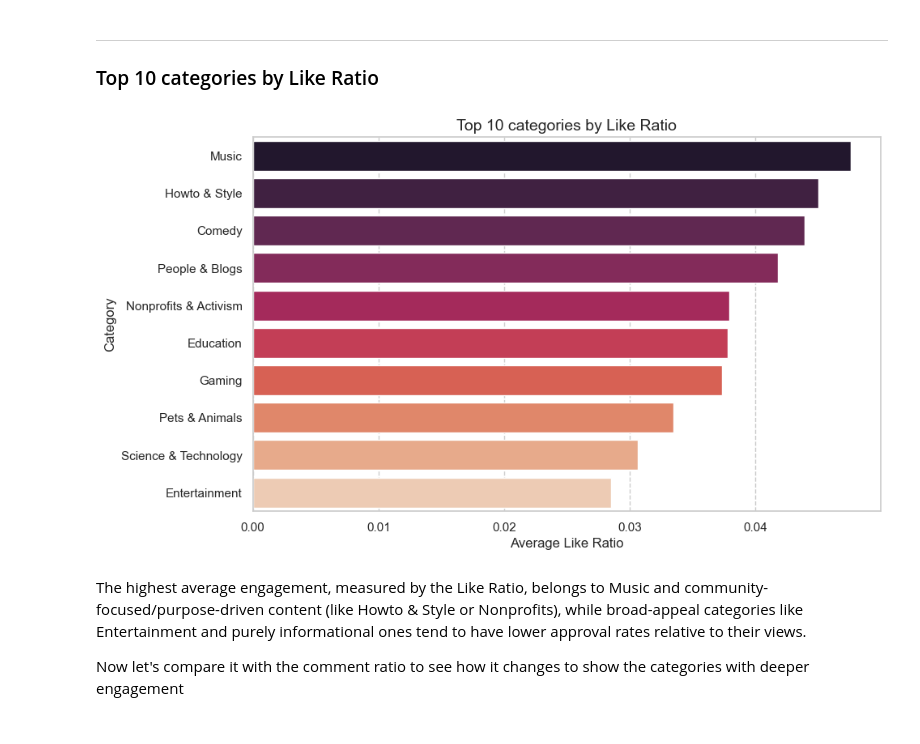
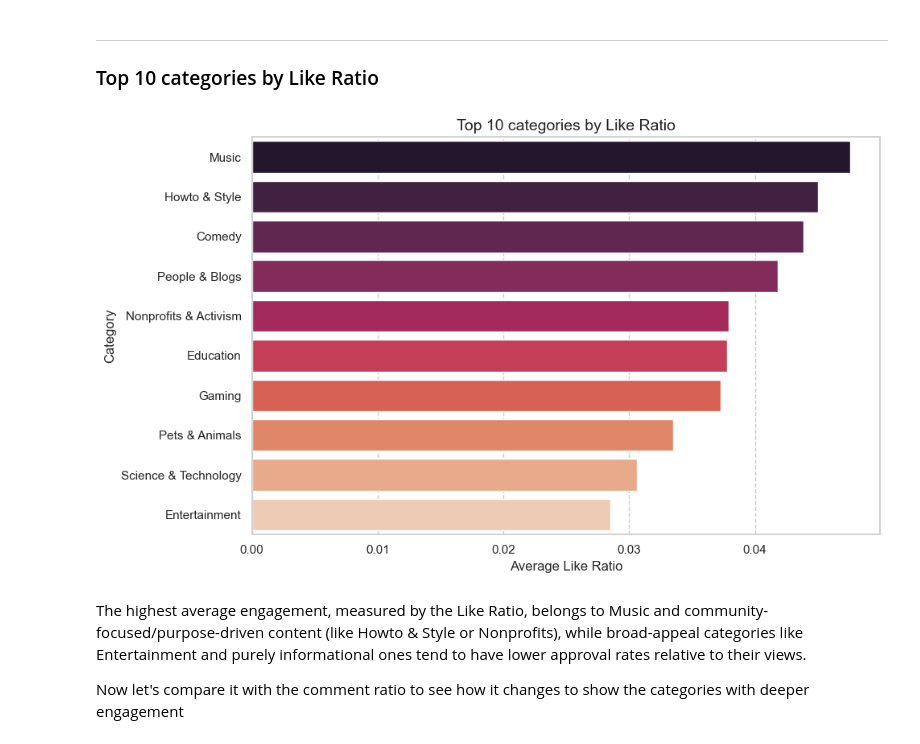
Before and after one commit to DiegoAladren/youtube-data-analysis, a Jupyter notebook: notebooks/02_exploratory_analysis.ipynb, the cells around one changed output. Cells and saved outputs as stored; diff of their text form; code cells hidden in the pictures.

```diff
--- a/notebooks/02_exploratory_analysis.ipynb
+++ b/notebooks/02_exploratory_analysis.ipynb
@@ -328,29 +333,31 @@ In this scatter plot, we can see the same relationship between the likes ratio t
 # %%
 
 # Group by category and calculate like ratio mean
 category_like_ratio = (
     df.groupby('category_name')['like_ratio']
     .mean()
     .sort_values(ascending=False)
     .head(10)
 )
 
 # Bar chart
 plt.figure(figsize=(10, 6))
 sns.barplot(
     x=category_like_ratio.values,
     y=category_like_ratio.index,
     palette='rocket',
     hue=category_like_ratio.index
 )
 
 plt.title('Top 10 categories by Like Ratio', fontsize=14)
 plt.xlabel('Average Like Ratio')
 plt.ylabel('Category')
 plt.grid(True, axis='x', linestyle='--', alpha=1)
+plt.tight_layout()
+plt.savefig("../images/t10_categories_like_ratio.png")
 plt.show()
 # %% [output]
-[figure, old version]
+[figure, new version]
 # %% [markdown]
 The highest average engagement, measured by the Like Ratio, belongs to Music and community-focused/purpose-driven content (like Howto & Style or Nonprofits), while broad-appeal categories like Entertainment and purely informational ones tend to have lower approval rates relative to their views.
 
```
Also changed, not shown: parts of 15 cells of this notebook, 10 other files.
